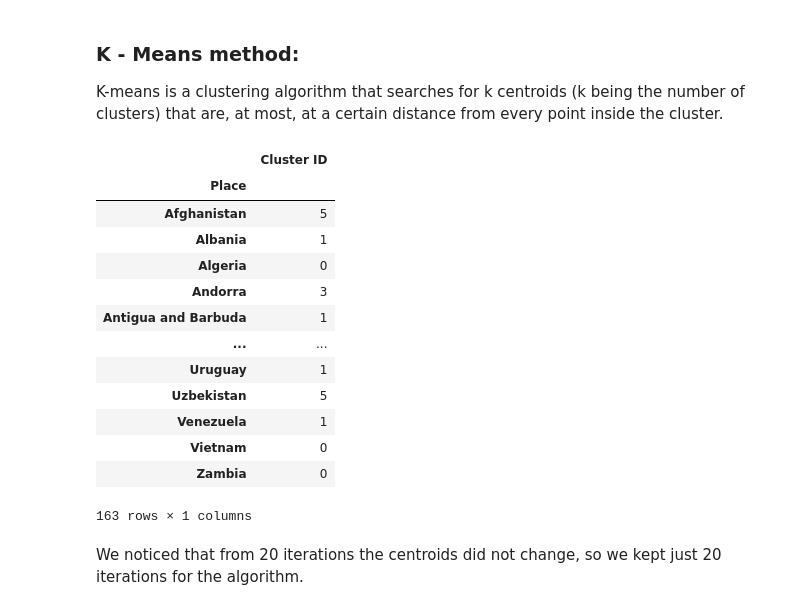
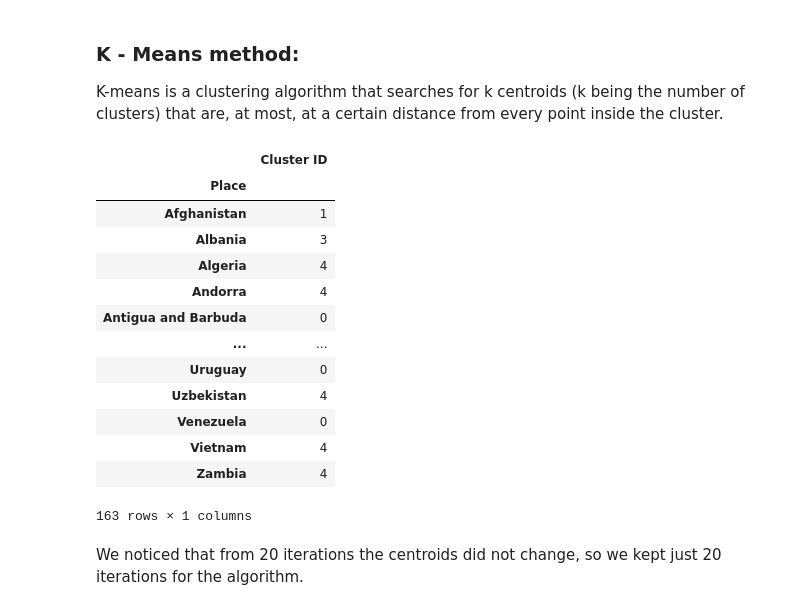
Before and after one commit to Sargazzo/DBM2, a Jupyter notebook: Weather Clusters.ipynb, the cells around one changed output. Drawn from its saved outputs; the diff is of its cells as text; code cells hidden in the pictures.

```diff
--- a/Weather Clusters.ipynb
+++ b/Weather Clusters.ipynb
@@ -31,4 +39,4 @@ Get the information of just one day per country (22-01-2020):
 # %%
-weather = weather.groupby('Place').first().reset_index()
+weather = weather.groupby('Place').mean().reset_index()
 weather = weather.drop(columns = 'Id', axis = 1)
 data = weather
@@ -51,5 +63,5 @@ data
 # %%
-data = data.drop(columns=['Lat','Long','Date'], axis = 1)
+data = data.drop(columns=['Lat','Long'], axis = 1)
 # %%
 data
 # %% [output]
@@ -94,29 +106,29 @@ K-means is a clustering algorithm that searches for k centroids (k being the num
 # %%
 from sklearn import cluster
 
 #K-means just work on relevant features
 data_cluster = data.drop('Place',axis=1)
 
 # Calculation 6 clusters
-k_means = cluster.KMeans(n_clusters=6, max_iter=20, random_state=1)
+k_means = cluster.KMeans(n_clusters=5, max_iter=20, random_state=1)
 k_means.fit(data_cluster)
 
 labels = k_means.labels_
 pd.DataFrame(labels, index=data.Place, columns=['Cluster ID'])
 # %% [output]
 |  | Cluster ID |
 | Place |  |
-| Afghanistan | 5 |
-| Albania | 1 |
-| Algeria | 0 |
-| Andorra | 3 |
-| Antigua and Barbuda | 1 |
+| Afghanistan | 1 |
+| Albania | 3 |
+| Algeria | 4 |
+| Andorra | 4 |
+| Antigua and Barbuda | 0 |
 | ... | ... |
-| Uruguay | 1 |
-| Uzbekistan | 5 |
-| Venezuela | 1 |
-| Vietnam | 0 |
-| Zambia | 0 |
+| Uruguay | 0 |
+| Uzbekistan | 4 |
+| Venezuela | 0 |
+| Vietnam | 4 |
+| Zambia | 4 |
 163 rows × 1 columns
 # %% [markdown]
 We noticed that from 20 iterations the centroids did not change, so we kept just 20 iterations for the algorithm.
```
Also changed, not shown: parts of 13 cells of this notebook.
